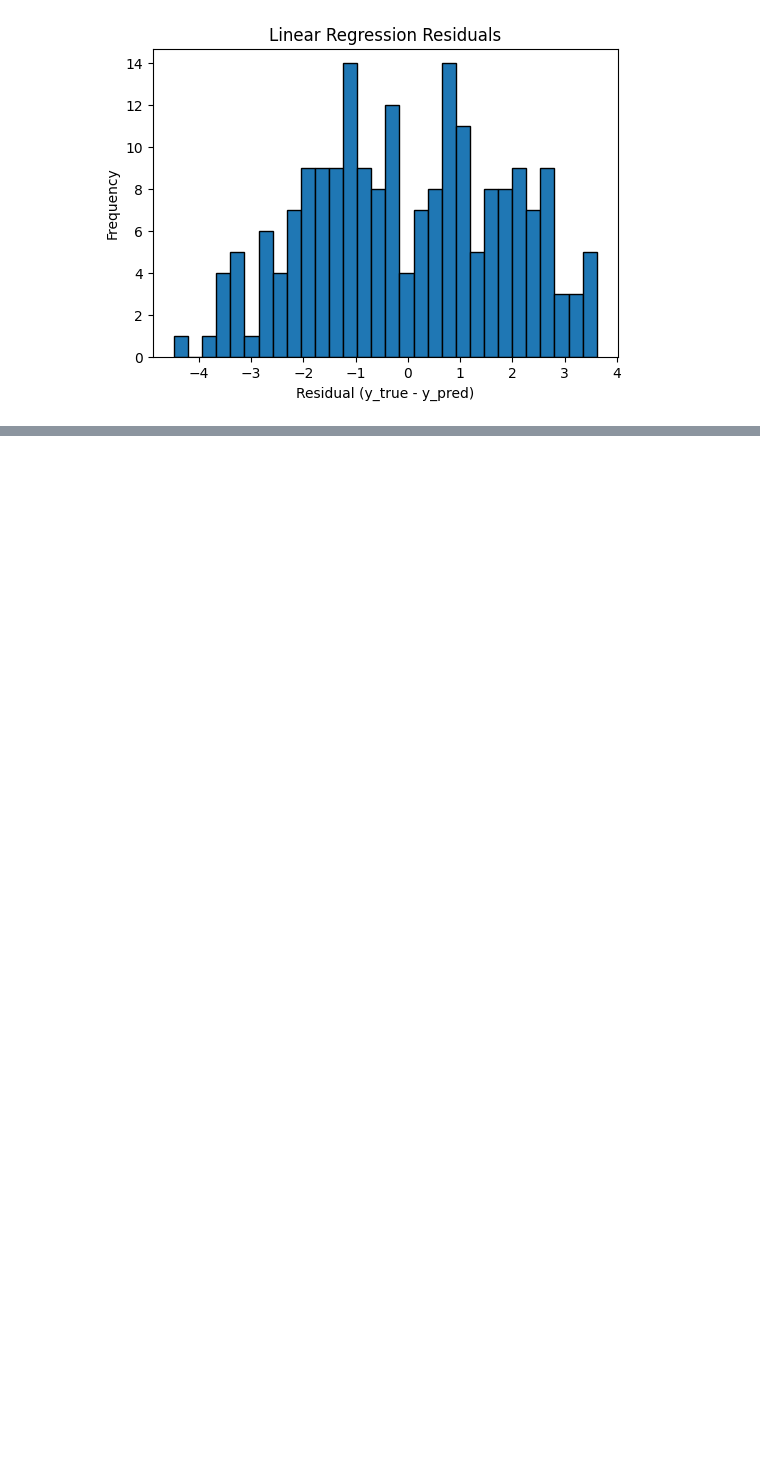
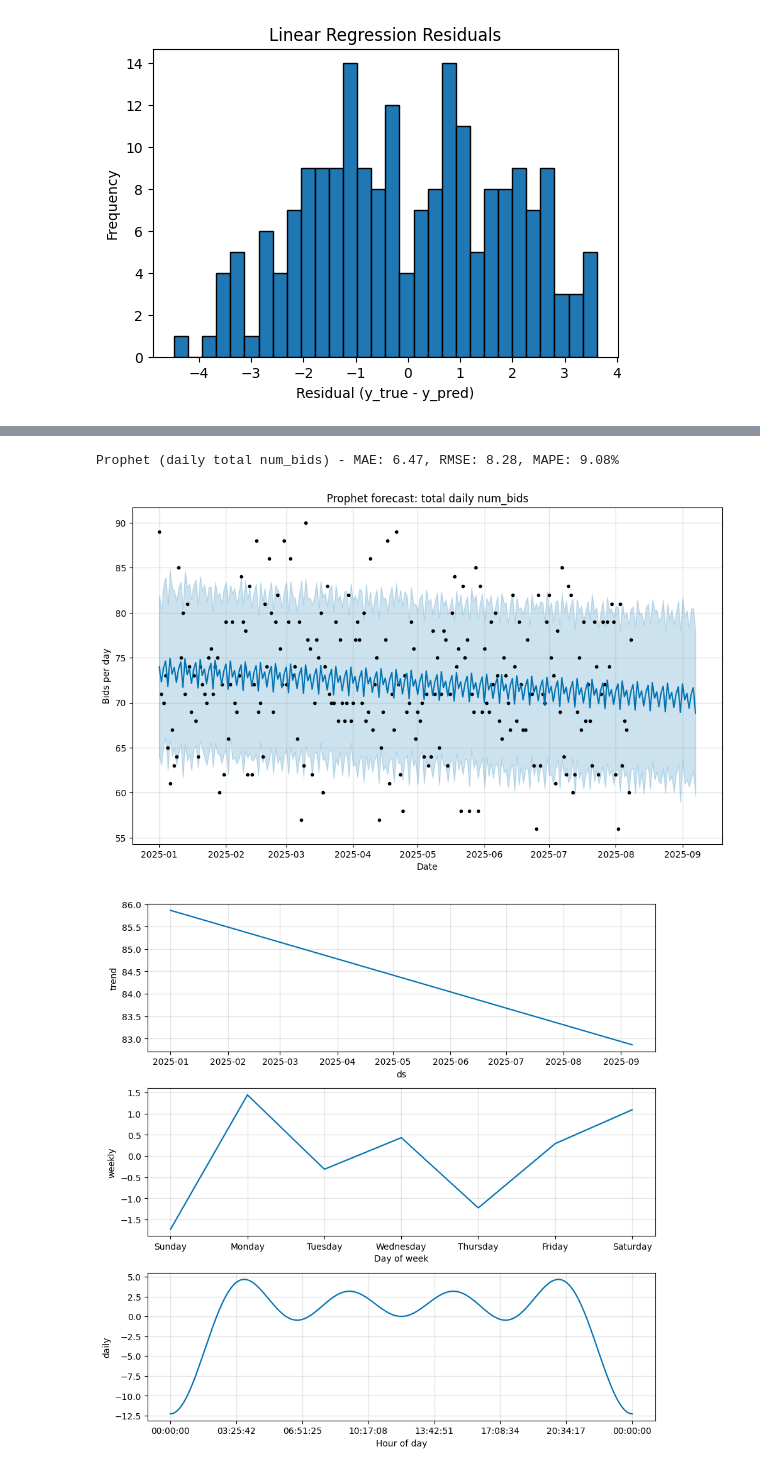
Before and after one commit to mirunadumitru/auction-bids-prediction, a Jupyter notebook: newProject/notebooks/01_eda_and_models.ipynb, the cells around one changed output, grey strips where cells are left out. Drawn from its saved outputs; the diff is of its cells as text; code cells hidden in the pictures; blank space fills up the shorter version.

```diff
--- a/newProject/notebooks/01_eda_and_models.ipynb
+++ b/newProject/notebooks/01_eda_and_models.ipynb
@@ -182,0 +299,7 @@ plt.show()
+# %%
+import pandas as pd
+import numpy as np
+import matplotlib.pyplot as plt
+from prophet import Prophet
+
+plt.rcParams["figure.figsize"] = (8, 5)
@@ -182,0 +332,17 @@ plt.show()
+# %%
+H = 30
+train = daily.iloc[:-H].copy()
+test  = daily.iloc[-H:].copy()
+
+m = Prophet(weekly_seasonality=True, daily_seasonality=True, yearly_seasonality=False)
+m.fit(train)
+
+future = m.make_future_dataframe(periods=H, freq="D")
+fcst = m.predict(future)
+
+eval_df = (
+    fcst[["ds","yhat","yhat_lower","yhat_upper"]]
+    .merge(daily[["ds","y"]], on="ds", how="left")
+    .iloc[-H:]
+)
+eval_df.head()
@@ -182,0 +358,35 @@ plt.show()
+# %%
+from sklearn.metrics import mean_absolute_error, mean_squared_error
+
+def mape(y_true, y_pred):
+    y_true = np.asarray(y_true, dtype=float)
+    y_pred = np.asarray(y_pred, dtype=float)
+    mask = y_true != 0
+    return float(np.mean(np.abs((y_true[mask] - y_pred[mask]) / y_true[mask])) * 100)
+
+mae  = mean_absolute_error(eval_df["y"], eval_df["yhat"])
+rmse = mean_squared_error(eval_df["y"], eval_df["yhat"]) ** 0.5
+mape_val = mape(eval_df["y"], eval_df["yhat"])
+
+print(f"Prophet (daily total num_bids) - MAE: {mae:.2f}, RMSE: {rmse:.2f}, MAPE: {mape_val:.2f}%")
+# %% [output]
+Prophet (daily total num_bids) - MAE: 6.47, RMSE: 8.28, MAPE: 9.08%
+# %%
+fig1 = m.plot(fcst)
+plt.title("Prophet forecast: total daily num_bids")
+plt.xlabel("Date"); plt.ylabel("Bids per day")
+plt.show()
+
+fig2 = m.plot_components(fcst)
+plt.show()
+
+plt.figure(figsize=(9,4))
+plt.plot(eval_df["ds"], eval_df["y"], label="Actual")
+plt.plot(eval_df["ds"], eval_df["yhat"], label="Forecast")
+plt.fill_between(eval_df["ds"], eval_df["yhat_lower"], eval_df["yhat_upper"], alpha=0.2, label="Uncertainty")
+plt.title(f"Holdout ({H} days): Prophet forecast vs actual")
+plt.xlabel("Date"); plt.ylabel("Bids per day"); plt.legend()
+plt.tight_layout(); plt.show()
+# %% [output]
+[figure, added]
+[figure, added]
```
Also changed, not shown: parts of 13 cells of this notebook.
